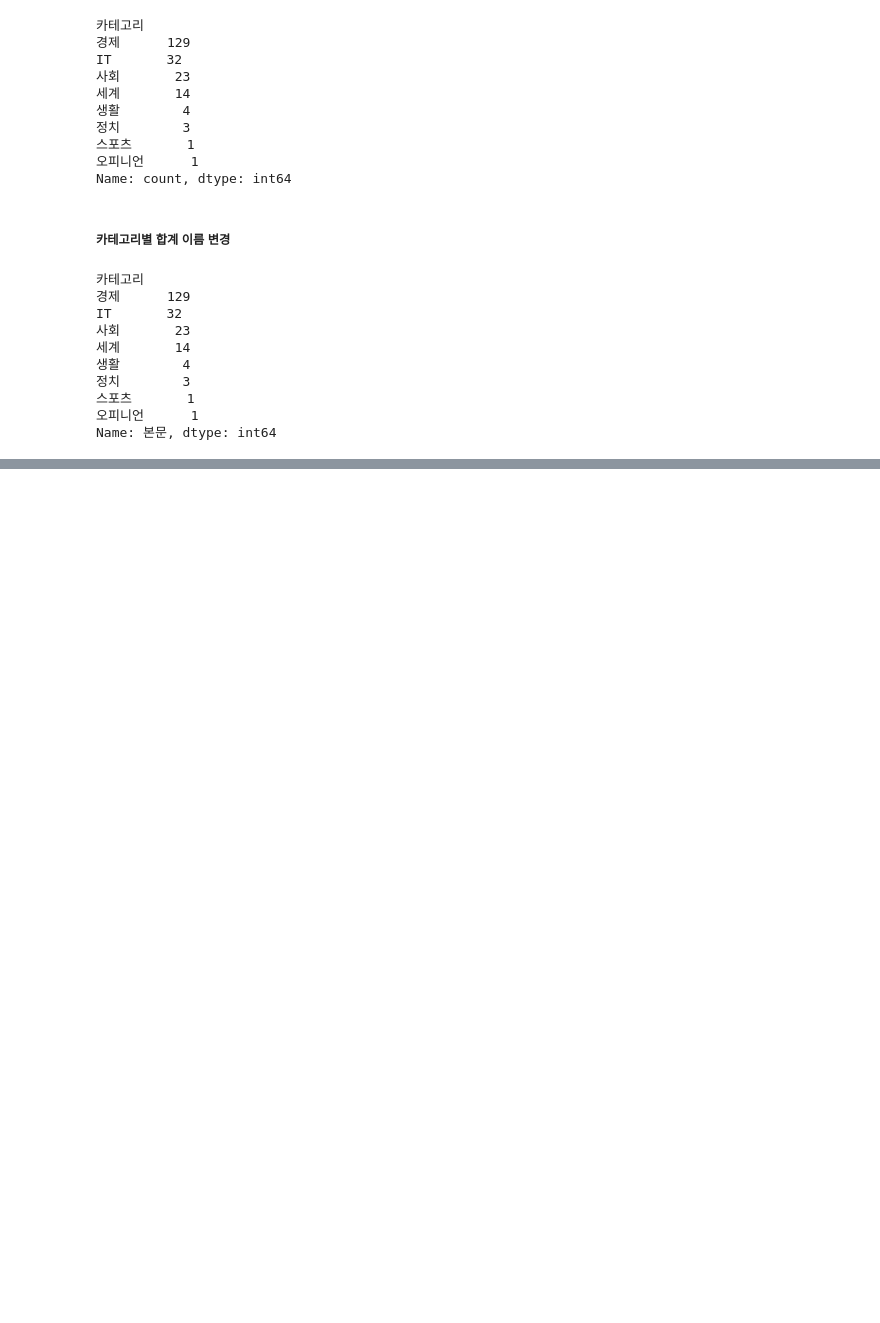
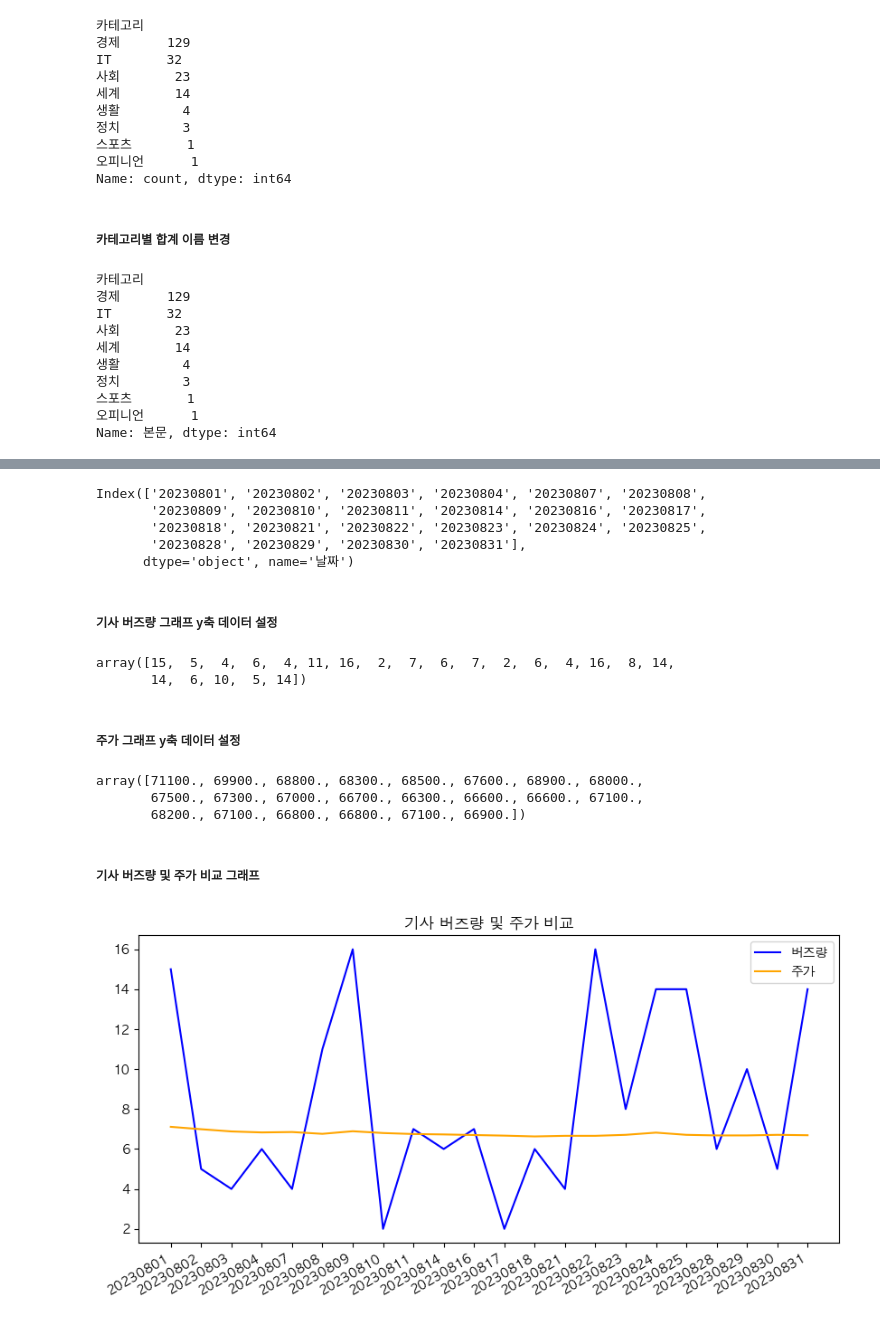
Before and after one commit to heedahan1619/Samsung_Electronics_project, a Jupyter notebook: samsung_electronics.ipynb, the cells around one changed output, grey strips where cells are left out. Drawn from its saved outputs; the diff is of its cells as text; code cells hidden in the pictures; blank space fills up the shorter version.

```diff
--- a/samsung_electronics.ipynb
+++ b/samsung_electronics.ipynb
@@ -489,0 +518,8 @@ Name: 본문, dtype: int64
+# %%
+import numpy as np
+import matplotlib.pyplot as plt
+from matplotlib import font_manager, rc
+
+# 한글 폰트 설정
+rc('font', family='AppleGothic')
+plt.rcParams['axes.unicode_minus'] = False
@@ -489,0 +554,48 @@ Name: 본문, dtype: int64
+# %%
+x = samsung.index
+x
+# %% [output]
+Index(['20230801', '20230802', '20230803', '20230804', '20230807', '20230808',
+       '20230809', '20230810', '20230811', '20230814', '20230816', '20230817',
+       '20230818', '20230821', '20230822', '20230823', '20230824', '20230825',
+       '20230828', '20230829', '20230830', '20230831'],
+      dtype='object', name='날짜')
+# %% [markdown]
+##### 기사 버즈량 그래프 y축 데이터 설정
+# %%
+article_y = samsung["본문"].values
+article_y
+# %% [output]
+array([15,  5,  4,  6,  4, 11, 16,  2,  7,  6,  7,  2,  6,  4, 16,  8, 14,
+       14,  6, 10,  5, 14])
+# %% [markdown]
+##### 주가 그래프 y축 데이터 설정
+# %%
+stock_y = samsung["주가"].values
+stock_y
+# %% [output]
+array([71100., 69900., 68800., 68300., 68500., 67600., 68900., 68000.,
+       67500., 67300., 67000., 66700., 66300., 66600., 66600., 67100.,
+       68200., 67100., 66800., 66800., 67100., 66900.])
+# %% [markdown]
+##### 기사 버즈량 및 주가 비교 그래프
+# %%
+fig = plt.figure(figsize=(10, 5))
+ax = fig.add_subplot(1, 1, 1)
+
+# 그래프 제목
+ax.set_title('기사 버즈량 및 주가 비교')
+
+# 기사 버즈량 그래프 설정
+ax.plot(x, article_y, 'blue', label='버즈량')
+
+# 주가 그래프 설정
+scaled_stock_y = [stock / 10000 for stock in stock_y] # 주가를 10000으로 나누어 스케일 조정
+ax.plot(x, scaled_stock_y, 'orange', label='주가')
+
+fig.autofmt_xdate() # x축 레이블 텍스트 회전
+ax.legend() # 범례 설정
+
+plt.show() # 그래프 출력
+# %% [output]
+[figure, added]
```
Also changed, not shown: parts of 31 cells of this notebook.
